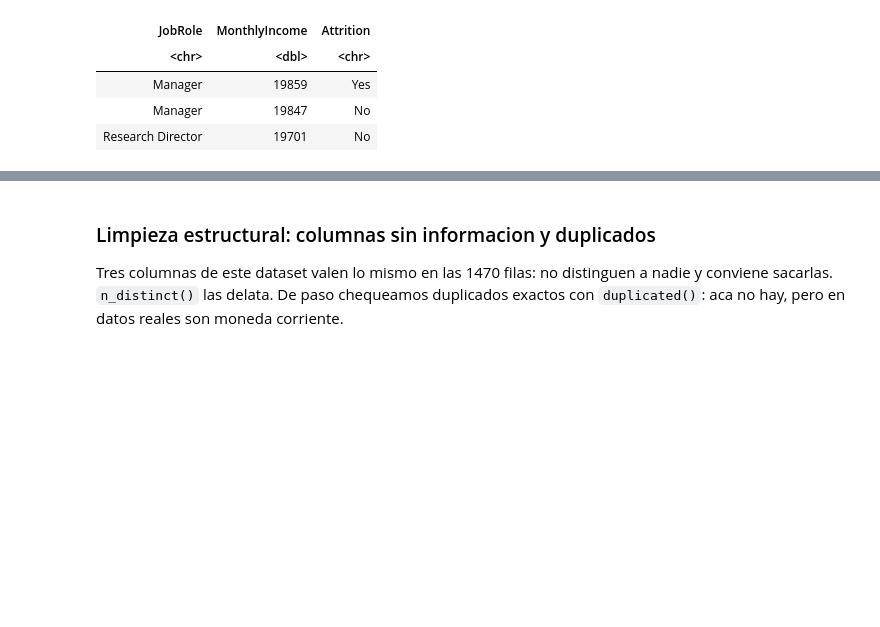
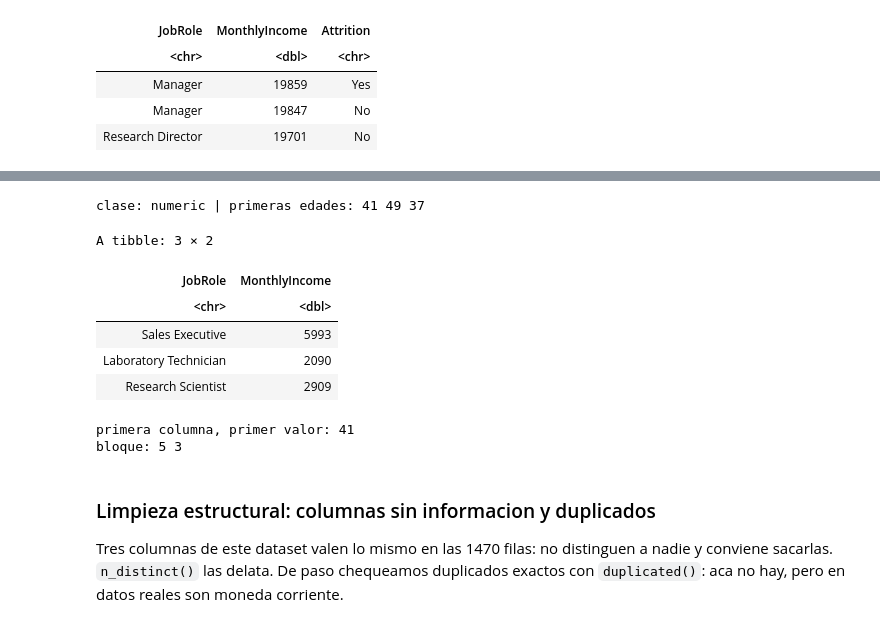
Before and after one commit to tomdamelio/analitica_de_datos, a Jupyter notebook: clases/clase-02/notebooks/clase02_r.ipynb, the cells around one changed output, grey strips where cells are left out. Drawn from its saved outputs; the diff is of its cells as text; code cells hidden in the pictures; blank space fills up the shorter version.

```diff
--- a/clases/clase-02/notebooks/clase02_r.ipynb
+++ b/clases/clase-02/notebooks/clase02_r.ipynb
@@ -364,3 +405,28 @@ stopifnot(nrow(con_horas_extra) == 416, all(con_horas_extra$OverTime == "Yes"))
+# %%
+# Por nombre: una columna es un vector (el "Series" de R)
+col_edad <- df$Age
+cat("clase:", class(col_edad), "| primeras edades:", head(col_edad, 3), "\n")
+
+# filas por condicion + columnas por nombre, en un paso
+df[df$OverTime == "Yes", c("JobRole", "MonthlyIncome")] %>% head(3)
+# %% [output]
+clase: numeric | primeras edades: 41 49 37
+A tibble: 3 × 2
+| JobRole | MonthlyIncome |
+| <chr> | <dbl> |
+| Sales Executive | 5993 |
+| Laboratory Technician | 2090 |
+| Research Scientist | 2909 |
+# %%
+# Por posicion (fila, columna); en R el conteo arranca en 1, no en 0
+cat("primera columna, primer valor:", df[[1]][1], "\n")
+bloque <- df[1:5, 1:3]        # 5 primeras filas, 3 primeras columnas
+cat("bloque:", dim(bloque), "\n")
+
+stopifnot(is.numeric(col_edad), identical(col_edad, df$Age), df[[1]][1] == df$Age[1])
+# %% [output]
+primera columna, primer valor: 41
+bloque: 5 3
 # %% [markdown]
 ### Limpieza estructural: columnas sin informacion y duplicados
 
```
Also changed, not shown: parts of 3 cells of this notebook, 5 other files.
